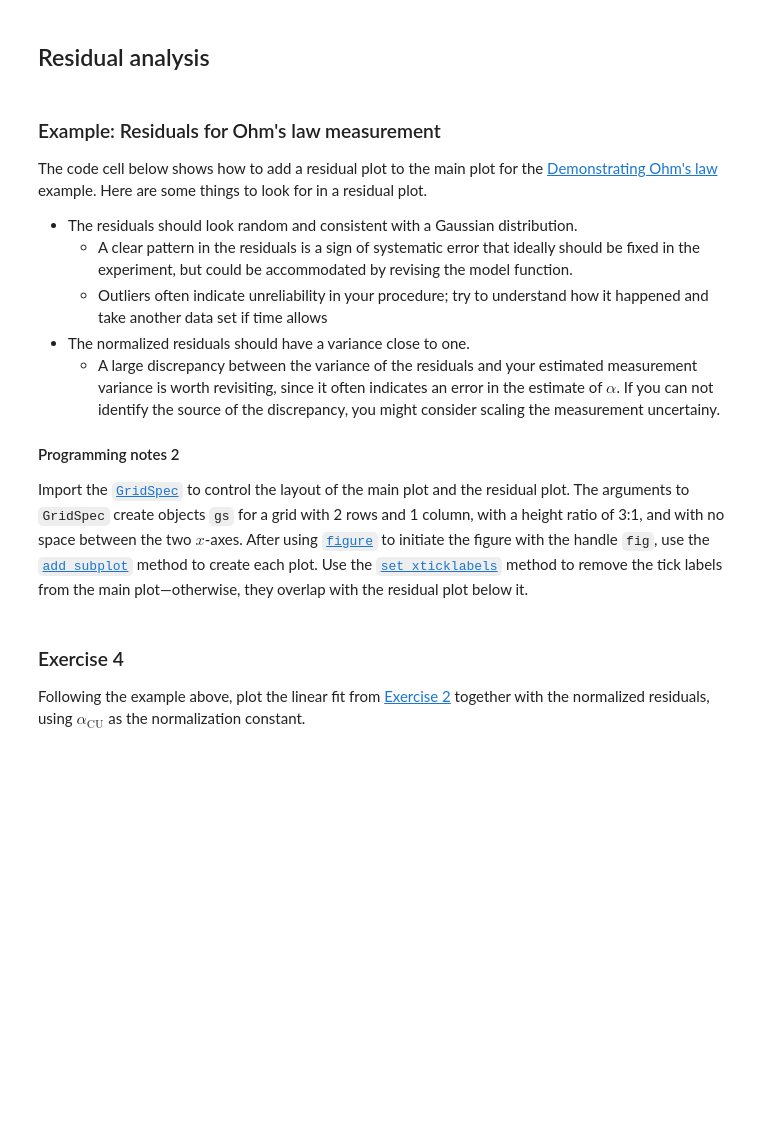
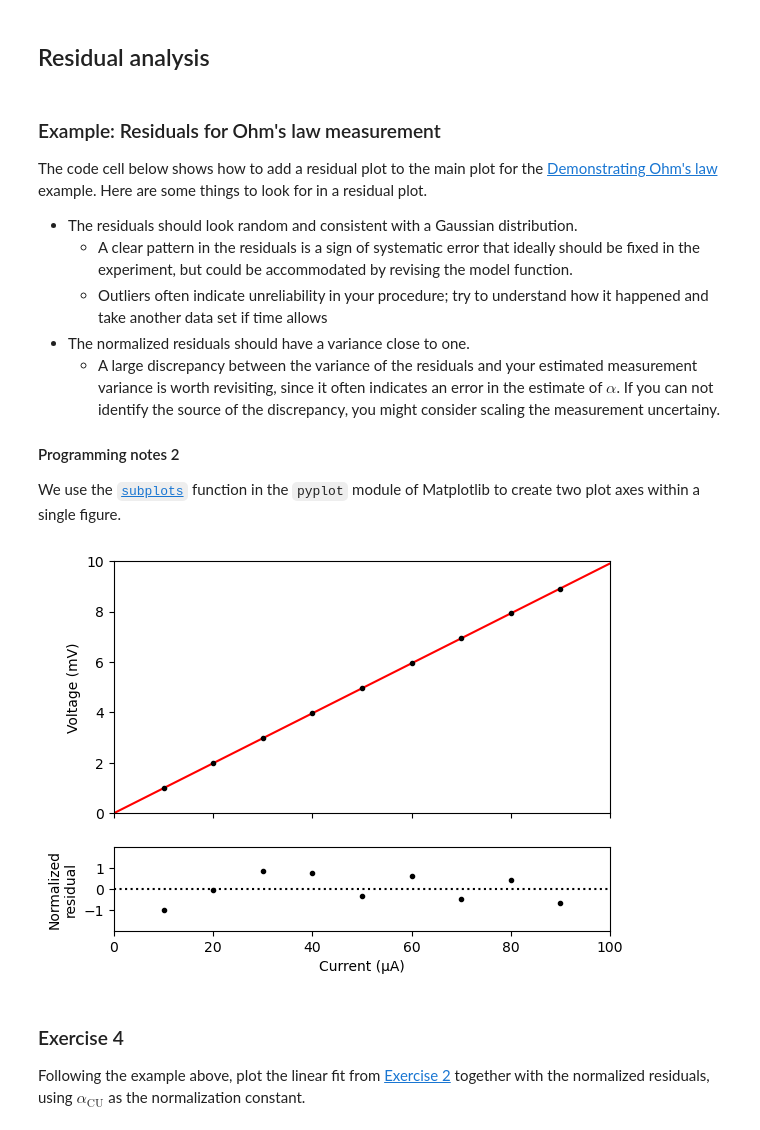
Before and after one commit to jsdodge/data-analysis-python, a Jupyter notebook: notebooks/5.1-Linear-fits.ipynb, the cells around one changed output. Saved outputs shown, nothing was run; the diff lists cells and outputs as text; code cells hidden in the pictures; blank space fills up the shorter version.

Commit message:
Remove calls to GridSpec and use the height_ratios parameter in subplots to adjust the relative plot heights

```diff
--- a/notebooks/5.1-Linear-fits.ipynb
+++ b/notebooks/5.1-Linear-fits.ipynb
@@ -248,64 +269,51 @@ The code cell below shows how to add a residual plot to the main plot for the [D
 
 #### Programming notes 2
 
-Import the [`GridSpec`](https://matplotlib.org/3.1.0/api/_as_gen/matplotlib.gridspec.GridSpec.html) to control the layout of the main plot and the residual plot. The arguments to `GridSpec` create objects `gs` for a grid with 2 rows and 1 column, with a height ratio of 3:1, and with no space between the two $x$-axes. After using [`figure`](https://matplotlib.org/3.1.0/api/figure_api.html) to initiate the figure with the handle `fig`, use the [`add_subplot`](https://matplotlib.org/3.1.0/api/_as_gen/matplotlib.figure.Figure.html?highlight=add_subplot#matplotlib.figure.Figure.add_subplot) method to create each plot. Use the [`set_xticklabels`](https://matplotlib.org/3.1.0/api/_as_gen/matplotlib.axes.Axes.set_xticklabels.html?highlight=set_xticklabels) method to remove the tick labels from the main plot—otherwise, they overlap with the residual plot below it.
+We use the [`subplots`](https://matplotlib.org/stable/api/_as_gen/matplotlib.pyplot.subplots.html) function in the `pyplot` module of Matplotlib to create two plot axes within a single figure.
 # %%
-from matplotlib.gridspec import GridSpec
+# Create figure with 2 rows and 1 column of plot axes, with shared x-axes, reduced
+# space between panels, and a 3:1 height ratio between the top and bottom panel
+fig, axs = plt.subplots(2, 1, sharex=True, squeeze=True, height_ratios=[3, 1])
 
-# Make a grid with 2 rows, 1 column, a 3:1 height ratio, and no
-# height space between the rows
-gs = GridSpec(2, 1, height_ratios=[3, 1], hspace=0)
-
-# Create figure
-fig = plt.figure()
+# Set the current range and compute the measurement residuals
 current_range = [0, 100]
-
-# Compute the measurement residuals
 residuals = voltage - (m_hat * current + c_hat)
 
 # Compute the model curve
 current_model = np.linspace(current_range[0], current_range[1])
 voltage_model = m_hat * current_model + c_hat
 
-# Make the main plot
-ax_main = fig.add_subplot(gs[0])
+# Plot data in the top panel as black dots
+axs[0].errorbar(current, voltage, yerr=alpha, fmt="k.")
 
-# Plot data as black dots
-plt.errorbar(current, voltage, yerr=alpha, fmt="k.")
-
-# Plot fit as a red line
-plt.plot(current_model, voltage_model, "r-")
+# Plot fit in the top panel as a red line
+axs[0].plot(current_model, voltage_model, "r-")
 
 # Format top panel: set axis ranges and add y-axis label
-# No x-axis label here to avoid overlap with residual plot
-plt.xlim(current_range[0], current_range[1])
-plt.ylim(0, 10)
-plt.ylabel("Voltage (mV)")
+# No x-axis label is necessary here because it will be shared with the bottom panel
+axs[0].set_xlim(current_range[0], current_range[1])
+axs[0].set_ylim(0, 10)
+axs[0].set_ylabel("Voltage (mV)")
 
-# Hide x-tick labels to avoid overlap with residual plot
-ax_main.set_xticklabels([])
+# Plot residuals in the bottom panel as black dots
+axs[1].plot(current, residuals / alpha, "k.")
 
-# Make the residual plot with a dotted zero line
-# Need to adjust ylim,  yticks, ylabel for readability
-ax_res = fig.add_subplot(gs[1])
-
-# Plot residuals as black dots
-plt.plot(current, residuals / alpha, "k.")
-
-# Show zero line as a black dotted line
-plt.plot(current_range, [0, 0], "k:")
+# Show zero line in the bottom panel as a black dotted line
+axs[1].plot(current_range, [0, 0], "k:")
 
 # Format bottom panel: set axis ranges, explicitly set
 # y-tick values to avoid overlap with top panel, and
 # add labels to x-axis and y-axis
-plt.xlim(current_range[0], current_range[1])
-plt.ylim(-2, 2)
-plt.yticks([-1, 0, 1])
-plt.xlabel("Current (µA)")
-plt.ylabel("Normalized\nresidual")
+axs[1].set_xlim(current_range[0], current_range[1])
+axs[1].set_ylim(-2, 2)
+axs[1].set_yticks([-1, 0, 1])
+axs[1].set_xlabel("Current (µA)")
+axs[1].set_ylabel("Normalized\nresidual")
 
 # Show plot
 plt.show();
+# %% [output]
+[figure, added]
 # %% [markdown]
 ### Exercise 4
 Following the example above, plot the linear fit from [Exercise 2](#Exercise-2) together with the normalized residuals, using $\alpha_\text{CU}$ as the normalization constant.
```
Also changed, not shown: parts of 4 cells of this notebook, 2 other files.
